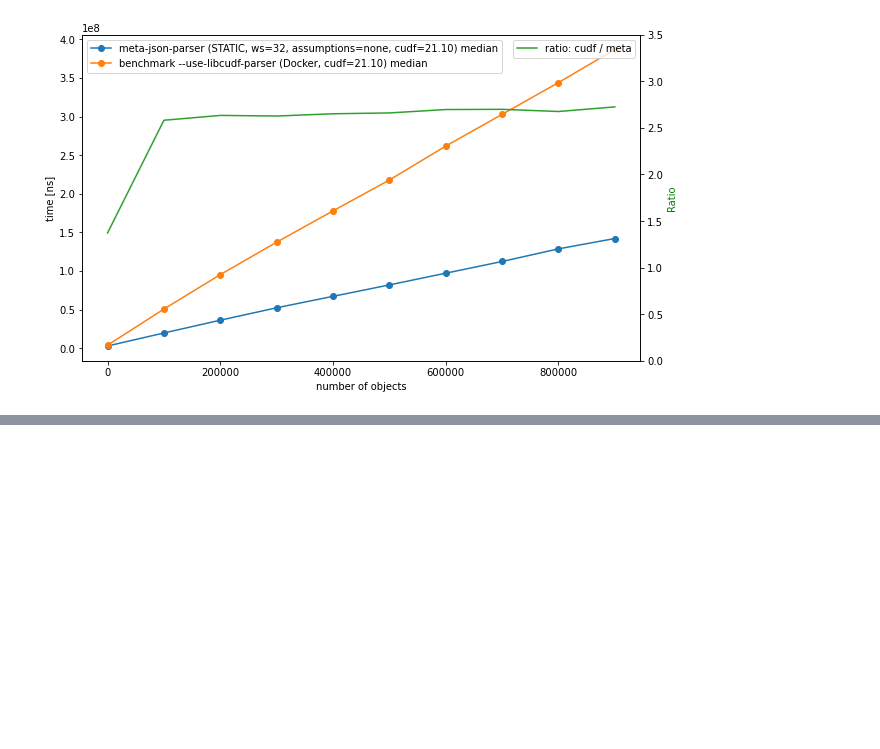
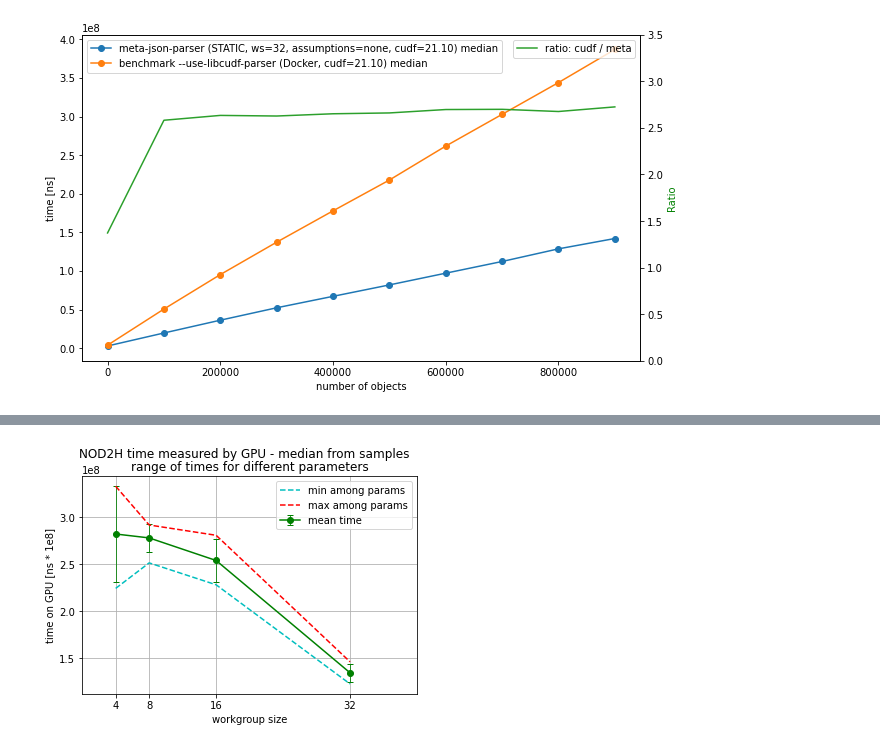
Before and after one commit to mis-wut/meta-json-parser, a Jupyter notebook: benchmark/notebooks/examine_benchmarks.ipynb, the cells around one changed output, grey strips where cells are left out. Saved outputs shown, nothing was run; the diff lists cells and outputs as text; code cells hidden in the pictures; blank space fills up the shorter version.

```diff
--- a/benchmark/notebooks/examine_benchmarks.ipynb
+++ b/benchmark/notebooks/examine_benchmarks.ipynb
@@ -516,0 +536,10 @@ ax.right_ax.legend(loc=0)
+# %%
+# read results for ./meta-json-parser-benchmark
+df_grid = pd.read_csv('benchmark_metaparser_cudf=21.10-docker_size=900000_grid_choinka.csv', index_col=2).sort_index()
+# this is unnecessary for grid search results, as size is the same for each entry
+#df_grid['number of objects'] = df_grid.index
+# for STATIC string handling the maximum string size is hardcoded to 32 characters, and there is no --max-string-size runtime option
+df_grid['max string size'] = df_grid['max string size'].fillna(32)
+df_grid['NOD2H time measured by GPU [ns]'] = df_grid['TOTAL time measured by GPU [ns]'] - df_grid['Copying output [ns]']
+
+df_grid
@@ -516,0 +597,5 @@ ax.right_ax.legend(loc=0)
+# %%
+df_grid_grouped = df_grid.groupby(['string handling', 'max string size', 'assumptions', 'workgroup size'])
+print('size of set of all parameters = 4*2*4 =', 4*2*4)
+print(4*2*4)
+len(set([f"{x}" for x in df_grid_grouped.groups.keys()]))
@@ -516,0 +652,9 @@ ax.right_ax.legend(loc=0)
+# %%
+df_grid_ws = df_grid_grouped.median().groupby('workgroup size')
+df_grid_ws_res = pd.DataFrame(data={
+    'mean time': df_grid_ws.mean()['NOD2H time measured by GPU [ns]'],
+    'min time': df_grid_ws.min()['NOD2H time measured by GPU [ns]'],
+    'max time': df_grid_ws.max()['NOD2H time measured by GPU [ns]'],
+    'stddev': df_grid_ws.std()['NOD2H time measured by GPU [ns]'],
+})
+df_grid_ws_res
@@ -516,0 +668,17 @@ ax.right_ax.legend(loc=0)
+# %%
+fig, ax = plt.subplots()
+fig.suptitle('NOD2H time measured by GPU - median from samples')
+ax.set_title('range of times for different parameters')
+ax.errorbar(x=df_grid_ws_res.index, y=df_grid_ws_res['mean time'], yerr=df_grid_ws_res['stddev'],
+            linestyle='-', marker='o', elinewidth=0.8,capsize=3, color='g', label='mean time')
+ax.plot(df_grid_ws_res.index, df_grid_ws_res['min time'], linestyle='--', color='c', label='min among params')
+ax.plot(df_grid_ws_res.index, df_grid_ws_res['max time'], linestyle='--', color='r', label='max among params')
+ax.set(xlim=(0,40), xticks=[4,8,16,32], xlabel='workgroup size',
+       ylabel='time on GPU [ns * 1e8]')
+ax.grid(visible=True)
+ax.legend()
+
+plt.savefig('fig.png', transparent=False)
+plt.show()
+# %% [output]
+[figure, added]
```
Also changed, not shown: parts of 18 cells of this notebook.
